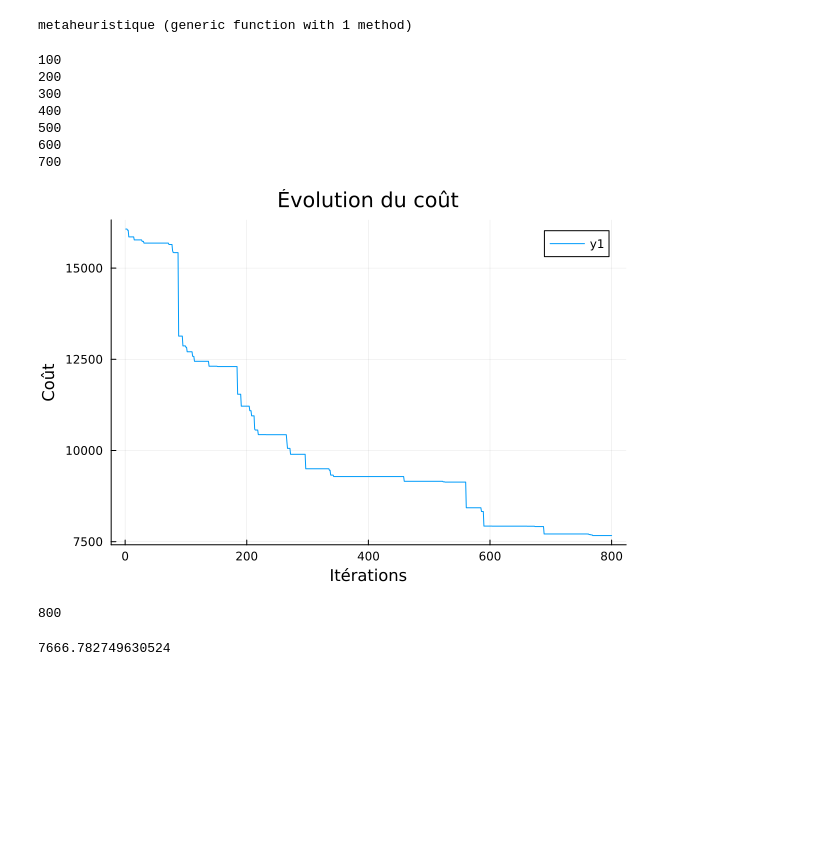
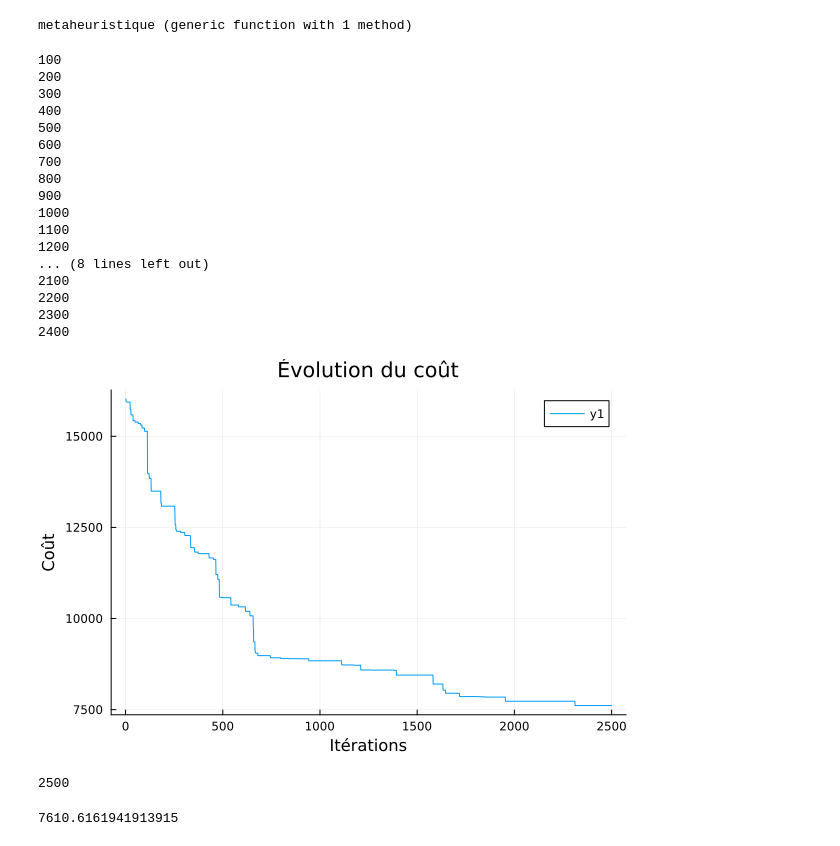
Before and after one commit to flamschou/Kiro, a Jupyter notebook: kiro.ipynb, the cells around one changed output. Drawn from its saved outputs; the diff is of its cells as text; code cells hidden in the pictures; blank space fills up the shorter version.

```diff
--- a/kiro.ipynb
+++ b/kiro.ipynb
@@ -651,7 +651,7 @@ function metaheuristique(wind_scenarios, general_parameters, substation_substati
     L, S = heuristique_1(D1, D2)
     costs = []
     temperature = 3.4
-    for i in 1:800
+    for i in 1:2500
         temperature = temperature/1.1
         if i%100 == 0
             println(i)
@@ -678,19 +678,29 @@ metaheuristique (generic function with 1 method)
 # %%
 # Execution du programme
 
 L, S, costs, cost_f = metaheuristique(wind_scenarios, general_parameters, sub_sub_cable_types, land_substation_cable_types, substation_types)
 
-display(plot(1:800, costs, xlabel="Itérations", ylabel="Coût", title="Évolution du coût"))
+display(plot(1:2500, costs, xlabel="Itérations", ylabel="Coût", title="Évolution du coût"))
 # %% [output]
 100
 200
 300
 400
 500
 600
 700
+800
+900
+1000
+1100
+1200
+... (8 lines left out)
+2100
+2200
+2300
+2400
-[figure, old version]
+[figure, new version]
-800
+2500
 # %%
 # Mise en forme des solutions a format JSON
 
@@ -742,4 +752,4 @@ end
 # %%
 print(costs[end])
 # %% [output]
-7666.782749630524
+7610.6161941913915
```
Also changed, not shown: 3 other files.
